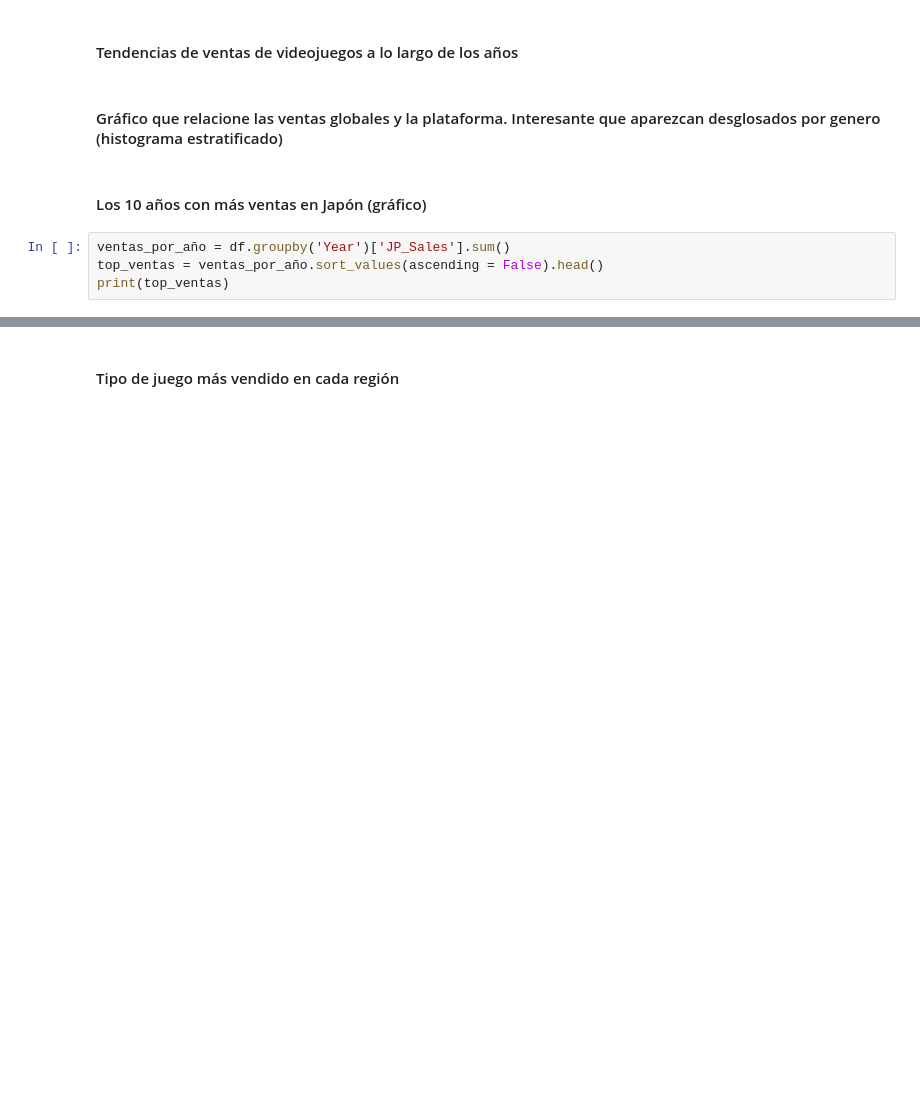
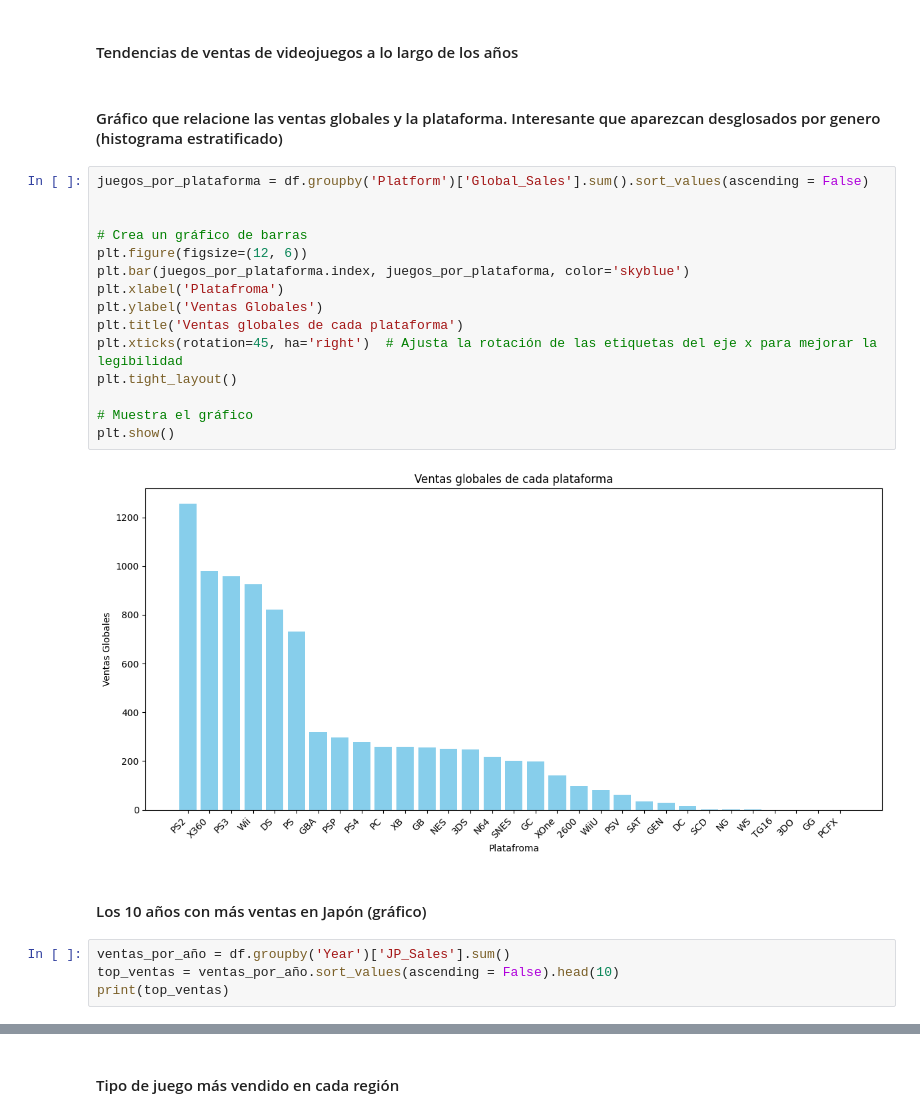
Before and after one commit to davip99/Proyecto-Luca, a Jupyter notebook: Proyecto.ipynb, the cells around one changed output, grey strips where cells are left out. Drawn from its saved outputs; the diff is of its cells as text; blank space fills up the shorter version.

```diff
--- a/Proyecto.ipynb
+++ b/Proyecto.ipynb
@@ -183,9 +180,26 @@ plt.show()
 #### Tendencias de ventas de videojuegos a lo largo de los años
 # %% [markdown]
 #### Gráfico que relacione las ventas globales y la plataforma. Interesante que aparezcan desglosados por genero (histograma estratificado)
+# %%
+juegos_por_plataforma = df.groupby('Platform')['Global_Sales'].sum().sort_values(ascending = False)
+
+
+# Crea un gráfico de barras
+plt.figure(figsize=(12, 6))
+plt.bar(juegos_por_plataforma.index, juegos_por_plataforma, color='skyblue')
+plt.xlabel('Platafroma')
+plt.ylabel('Ventas Globales')
+plt.title('Ventas globales de cada plataforma')
+plt.xticks(rotation=45, ha='right')  # Ajusta la rotación de las etiquetas del eje x para mejorar la legibilidad
+plt.tight_layout()
+
+# Muestra el gráfico
+plt.show()
+# %% [output]
+[figure, added]
 # %% [markdown]
 #### Los 10 años con más ventas en Japón (gráfico)
 # %%
 ventas_por_año = df.groupby('Year')['JP_Sales'].sum()
-top_ventas = ventas_por_año.sort_values(ascending = False).head()
+top_ventas = ventas_por_año.sort_values(ascending = False).head(10)
 print(top_ventas)
```
Also changed, not shown: parts of 3 cells of this notebook.
